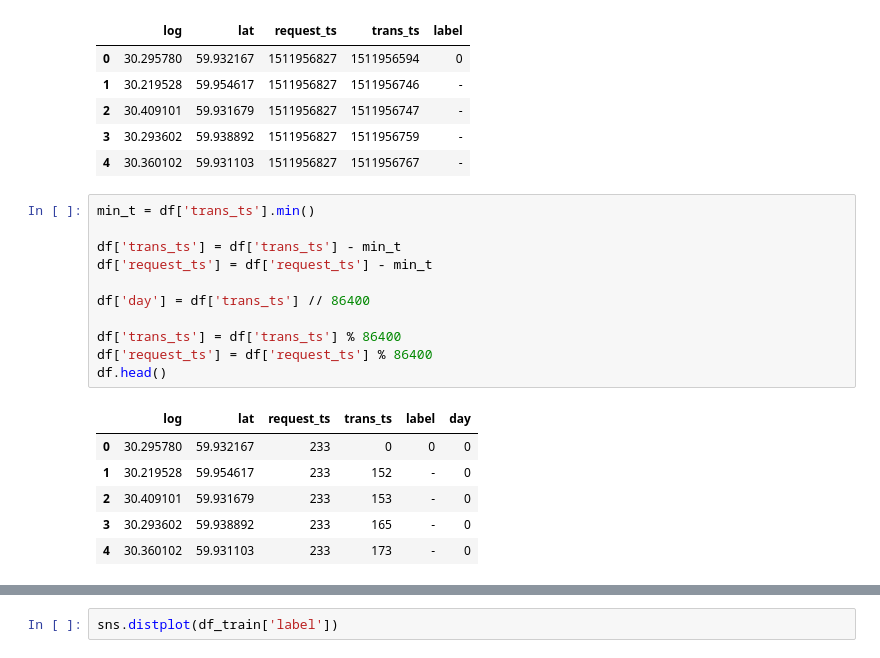
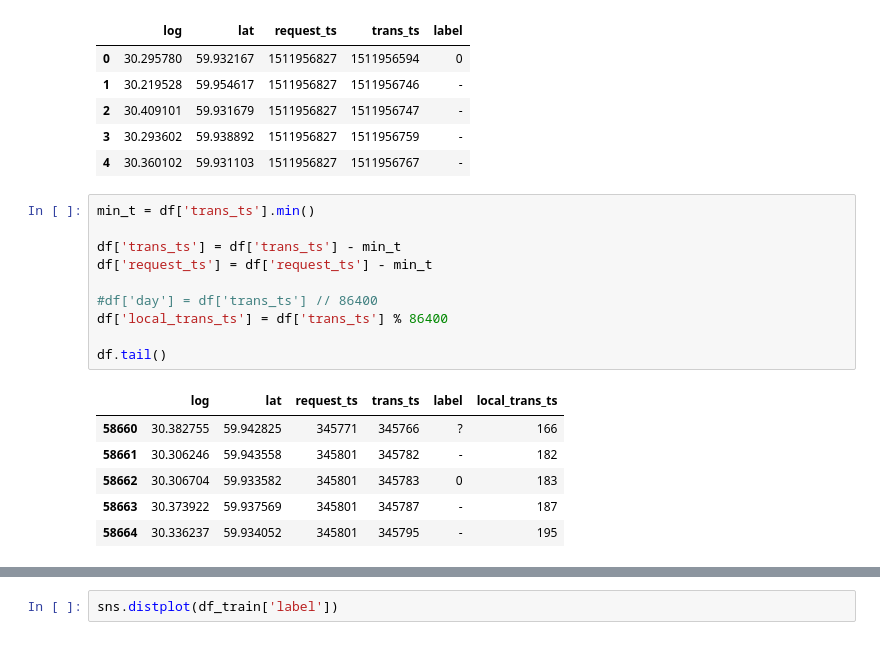
Before and after one commit to Andre6o6/pm_ml_task, a Jupyter notebook: transport/Untitled.ipynb, the cells around one changed output, grey strips where cells are left out. Drawn from its saved outputs; the diff is of its cells as text.

```diff
--- a/transport/Untitled.ipynb
+++ b/transport/Untitled.ipynb
@@ -22,18 +29,17 @@ df.head()
 # %%
 min_t = df['trans_ts'].min()
 
 df['trans_ts'] = df['trans_ts'] - min_t
 df['request_ts'] = df['request_ts'] - min_t
 
-df['day'] = df['trans_ts'] // 86400
+#df['day'] = df['trans_ts'] // 86400
+df['local_trans_ts'] = df['trans_ts'] % 86400
 
-df['trans_ts'] = df['trans_ts'] % 86400
-df['request_ts'] = df['request_ts'] % 86400
-df.head()
+df.tail()
 # %% [output]
-|  | log | lat | request_ts | trans_ts | label | day |
-| 0 | 30.295780 | 59.932167 | 233 | 0 | 0 | 0 |
-| 1 | 30.219528 | 59.954617 | 233 | 152 | - | 0 |
-| 2 | 30.409101 | 59.931679 | 233 | 153 | - | 0 |
-| 3 | 30.293602 | 59.938892 | 233 | 165 | - | 0 |
-| 4 | 30.360102 | 59.931103 | 233 | 173 | - | 0 |
+|  | log | lat | request_ts | trans_ts | label | local_trans_ts |
+| 58660 | 30.382755 | 59.942825 | 345771 | 345766 | ? | 166 |
+| 58661 | 30.306246 | 59.943558 | 345801 | 345782 | - | 182 |
+| 58662 | 30.306704 | 59.933582 | 345801 | 345783 | 0 | 183 |
+| 58663 | 30.373922 | 59.937569 | 345801 | 345787 | - | 187 |
+| 58664 | 30.336237 | 59.934052 | 345801 | 345795 | - | 195 |
```
Also changed, not shown: parts of 44 cells of this notebook.
